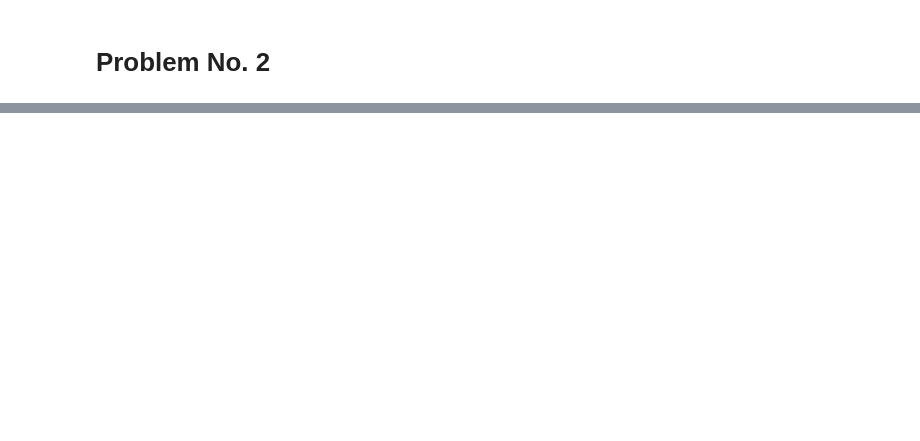
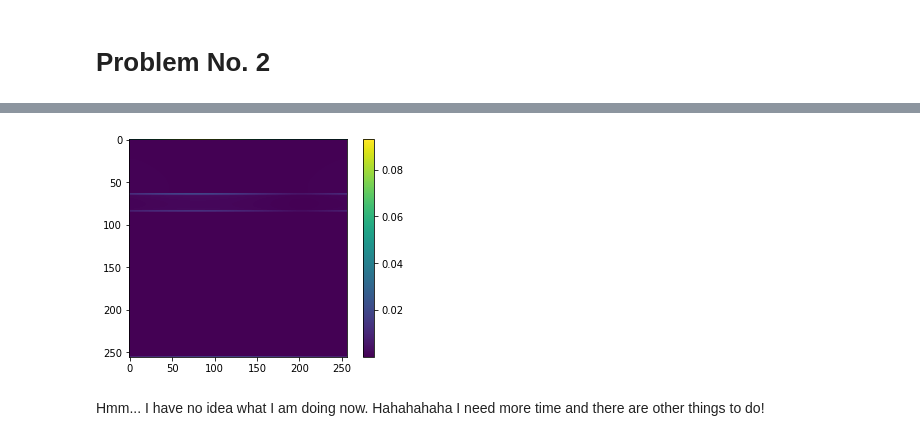
Before and after one commit to kinetic-kit/phys512, a Jupyter notebook: problem_sets/ProblemSet7.ipynb, the cells around one changed output, grey strips where cells are left out. Saved outputs shown, nothing was run; the diff lists cells and outputs as text; code cells hidden in the pictures; blank space fills up the shorter version.

```diff
--- a/problem_sets/ProblemSet7.ipynb
+++ b/problem_sets/ProblemSet7.ipynb
@@ -55,0 +218,9 @@ http://www.physics.drexel.edu/~steve/Courses/Comp_Phys/Integrators/leapfrog/
+# %%
+plt.imshow(np.abs(V_potential))
+plt.colorbar()
+plt.show()
+# %% [output]
+[figure, added]
+# %% [markdown]
+Hmm... I have no idea what I am doing now. Hahahahaha
+I need more time and there are other things to do!
```
Also changed, not shown: parts of 16 cells of this notebook.
